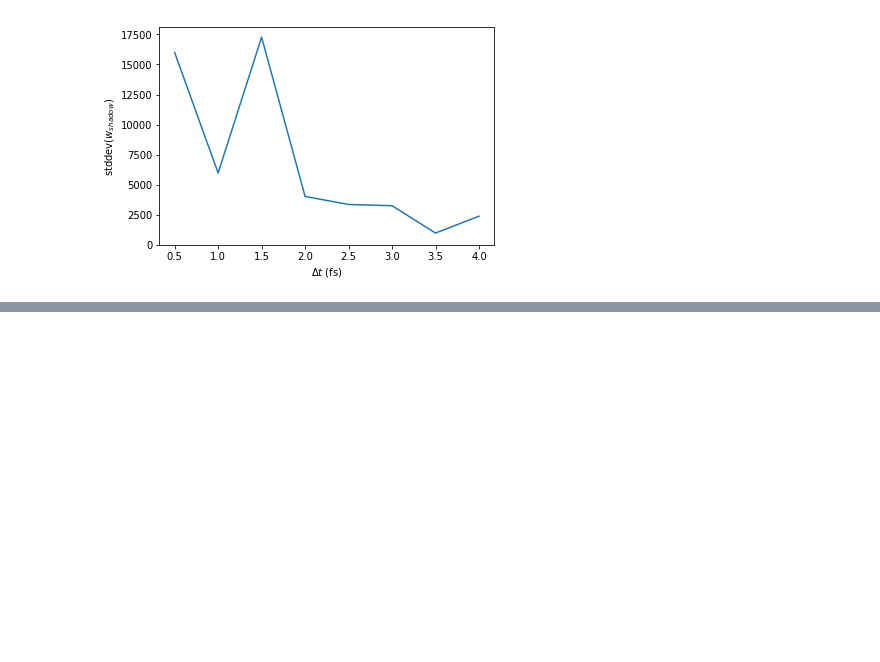
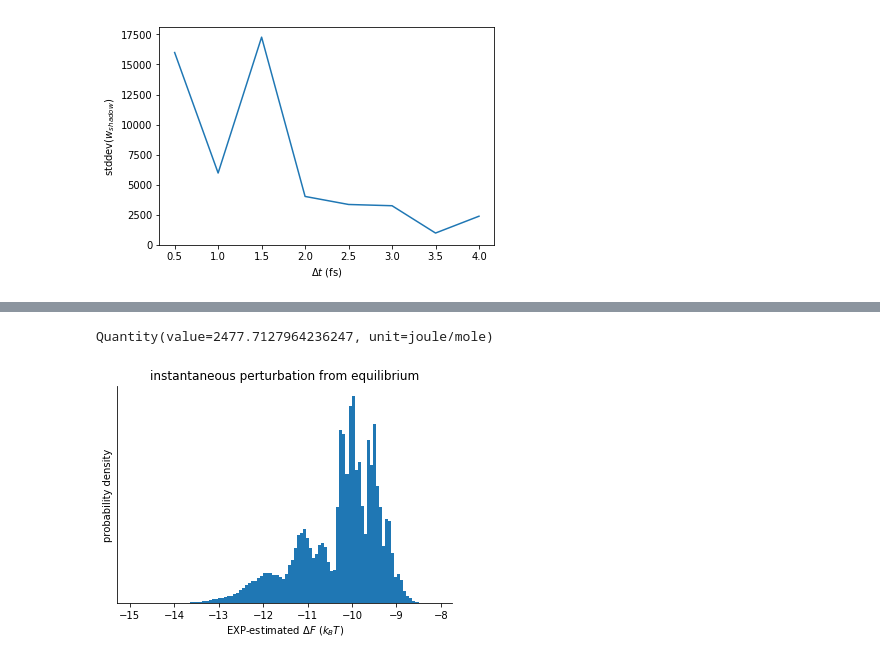
Before and after one commit to choderalab/importance-of-shadow-work, a Jupyter notebook: notebooks/alchemical watercluster-- 1ps protocol.ipynb, the cells around one changed output, grey strips where cells are left out. Cells and saved outputs as stored; diff of their text form; code cells hidden in the pictures; blank space fills up the shorter version.

```diff
--- a/notebooks/alchemical watercluster-- 1ps protocol.ipynb
+++ b/notebooks/alchemical watercluster-- 1ps protocol.ipynb
@@ -332,0 +401,24 @@ plt.ylim(0,)
+# %%
+kT = kB * temperature
+kT
+# %% [output]
+Quantity(value=2477.7127964236247, unit=joule/mole)
+# %%
+# what does instantaneous perturbation give us?
+
+u_As = []
+u_Bs = []
+for sample in tqdm(sample_cache):
+    sim.context.setPositions(sample)
+
+    # evalutate at lambda = 1
+    sim.context.setParameter('lambda_electrostatics', 1.0)
+    sim.context.setParameter('lambda_sterics', 1.0)
+    u_A = sim.context.getState(getEnergy=True).getPotentialEnergy() / kT
+    u_As.append(u_A)
+
+    # evaluate at lambda = 0
+    sim.context.setParameter('lambda_electrostatics', 0.0)
+    sim.context.setParameter('lambda_sterics', 0.0)
+    u_B = sim.context.getState(getEnergy=True).getPotentialEnergy() / kT
+    u_Bs.append(u_B)
@@ -332,0 +427,20 @@ plt.ylim(0,)
+# %%
+u_As = np.array(u_As)
+u_Bs = np.array(u_Bs)
+# %%
+instantaneous_estimates = np.zeros(1000000)
+for i in tqdm(range(len(instantaneous_estimates))):
+    inds = np.random.randint(0, len(u_As), len(u_As))
+    instantaneous_estimates[i] = np.log(np.mean(np.exp(u_As[inds] - u_Bs[inds])))
+# %%
+ax = plt.subplot(1,1,1)
+plt.hist(instantaneous_estimates, bins=100, normed=True);
+plt.yticks([])
+plt.ylabel('probability density')
+plt.xlabel(r'EXP-estimated $\Delta F$ ($k_B T$)')
+ax.spines['top'].set_visible(False)
+ax.spines['right'].set_visible(False)
+plt.title('instantaneous perturbation from equilibrium')
+plt.savefig('bootstrapped.jpg', dpi=300)
+# %% [output]
+[figure, added]
```
Also changed, not shown: parts of 8 cells of this notebook.
